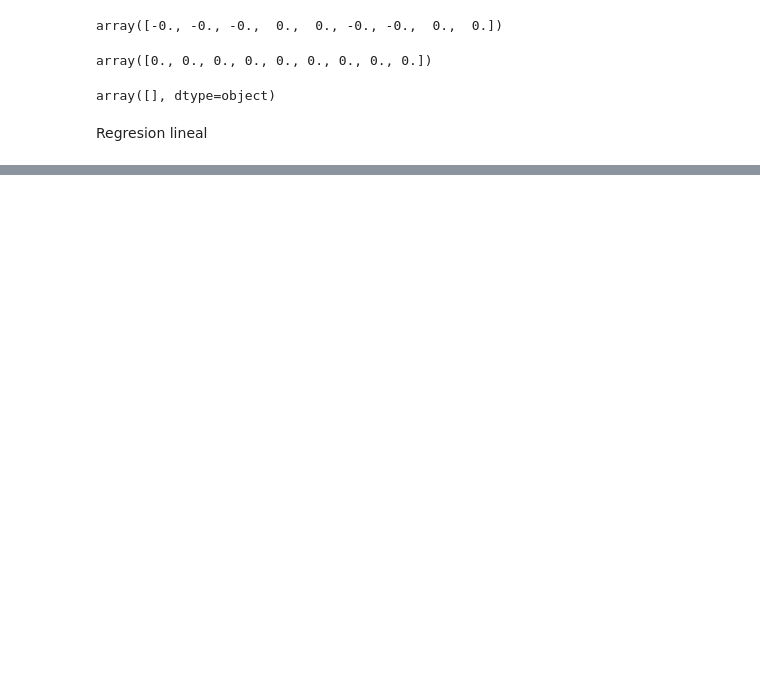
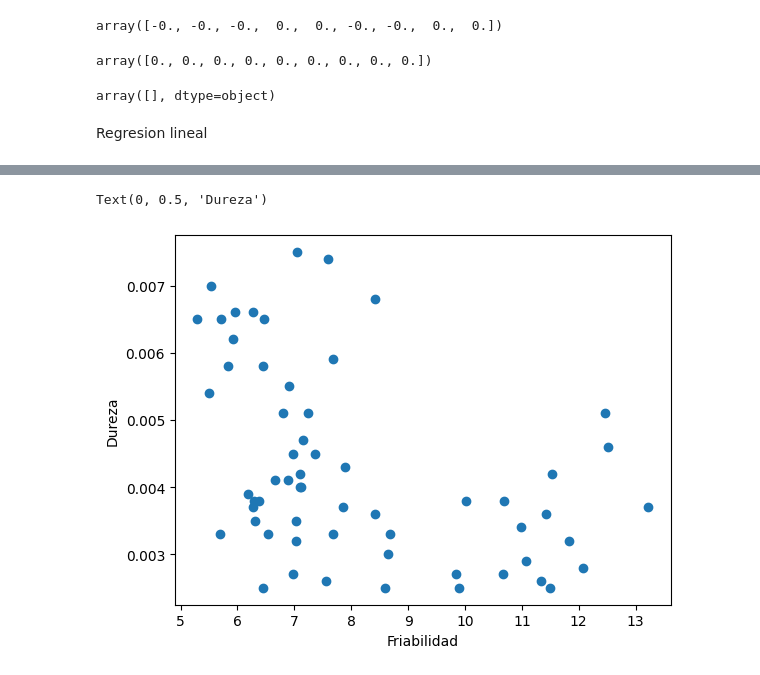
Before and after one commit to melmramxs/MA2003B, a Jupyter notebook: Limpieza.ipynb, the cells around one changed output, grey strips where cells are left out. Cells and saved outputs as stored; diff of their text form; code cells hidden in the pictures; blank space fills up the shorter version.

```diff
--- a/Limpieza.ipynb
+++ b/Limpieza.ipynb
@@ -647,0 +657,7 @@ Intercept: 0.4412500000000001
+# %%
+plt.scatter(df['VM[kp]'], df['Friabilidad (%)'])
+plt.xlabel('Friabilidad')
+plt.ylabel('Dureza')
+# %% [output]
+Text(0, 0.5, 'Dureza')
+[figure, added]
```
Also changed, not shown: parts of 8 cells of this notebook.
